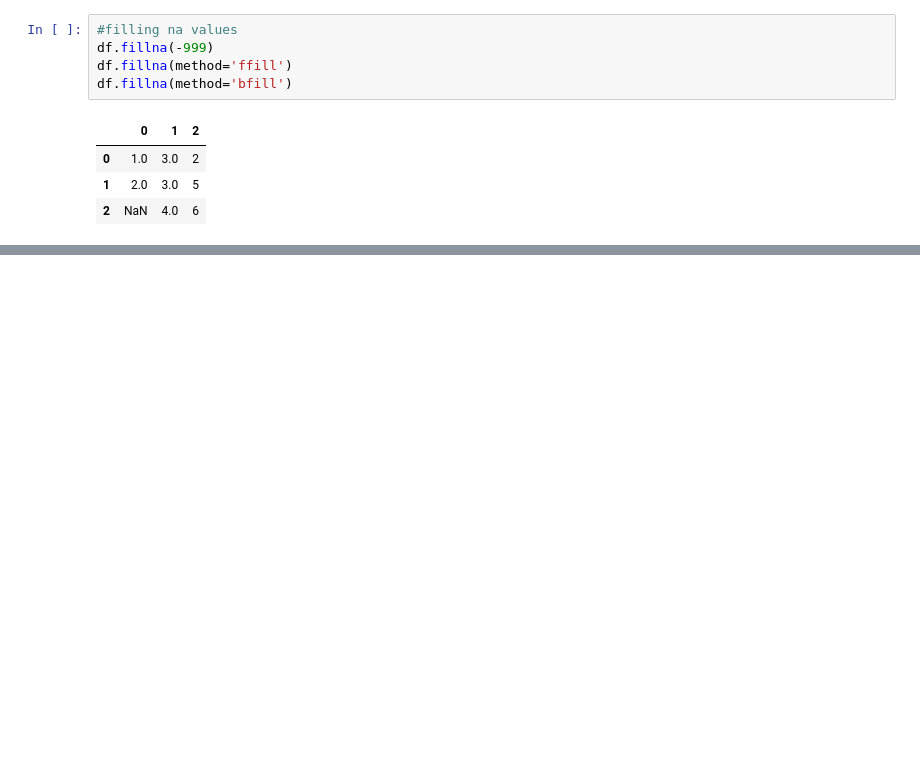
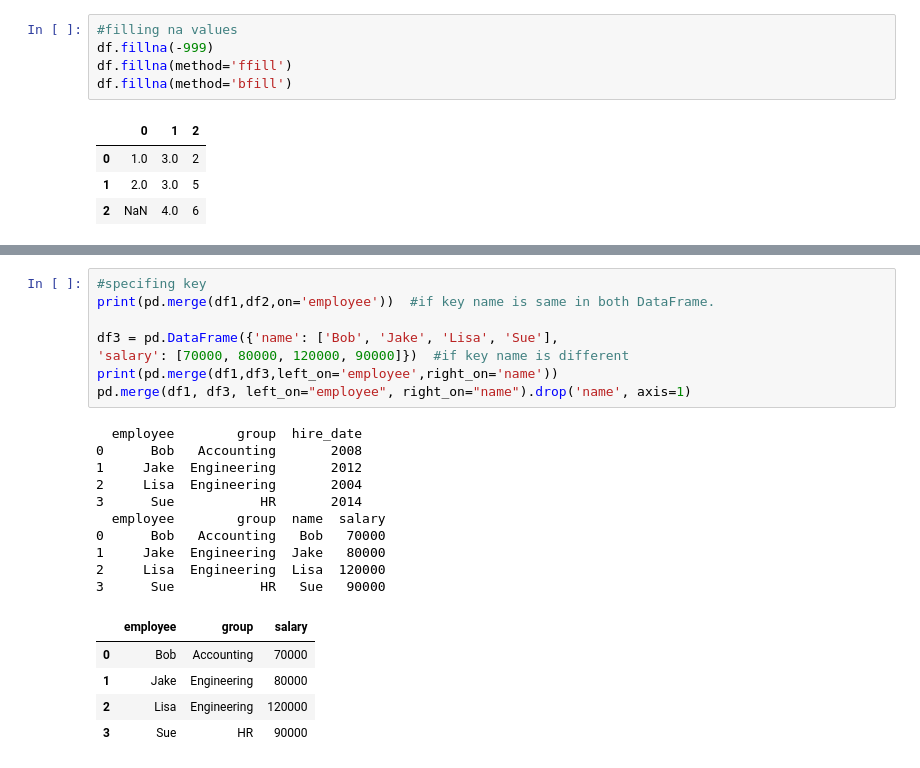
Before and after one commit to shanwaz1993/Python_prac, a Jupyter notebook: pandas_prac1.ipynb, the cells around one changed output, grey strips where cells are left out. Cells and saved outputs as stored; diff of their text form; blank space fills up the shorter version.

```diff
--- a/pandas_prac1.ipynb
+++ b/pandas_prac1.ipynb
@@ -218,0 +377,24 @@ AttributeError: 'module' object has no attribute 'rand'
+# %%
+#specifing key
+print(pd.merge(df1,df2,on='employee'))  #if key name is same in both DataFrame.
+
+df3 = pd.DataFrame({'name': ['Bob', 'Jake', 'Lisa', 'Sue'],
+'salary': [70000, 80000, 120000, 90000]})  #if key name is different
+print(pd.merge(df1,df3,left_on='employee',right_on='name'))
+pd.merge(df1, df3, left_on="employee", right_on="name").drop('name', axis=1)
+# %% [output]
+  employee        group  hire_date
+0      Bob   Accounting       2008
+1     Jake  Engineering       2012
+2     Lisa  Engineering       2004
+3      Sue           HR       2014
+  employee        group  name  salary
+0      Bob   Accounting   Bob   70000
+1     Jake  Engineering  Jake   80000
+2     Lisa  Engineering  Lisa  120000
+3      Sue           HR   Sue   90000
+|  | employee | group | salary |
+| 0 | Bob | Accounting | 70000 |
+| 1 | Jake | Engineering | 80000 |
+| 2 | Lisa | Engineering | 120000 |
+| 3 | Sue | HR | 90000 |
```
Also changed, not shown: parts of 10 cells of this notebook.
